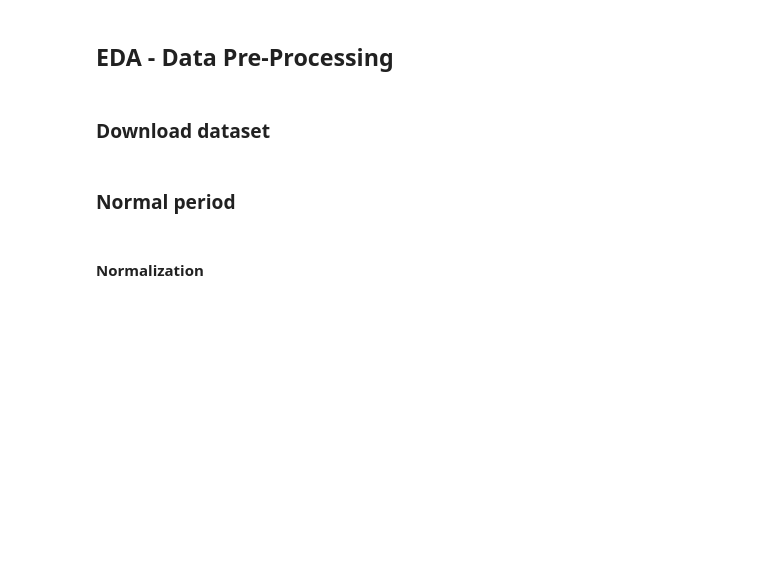
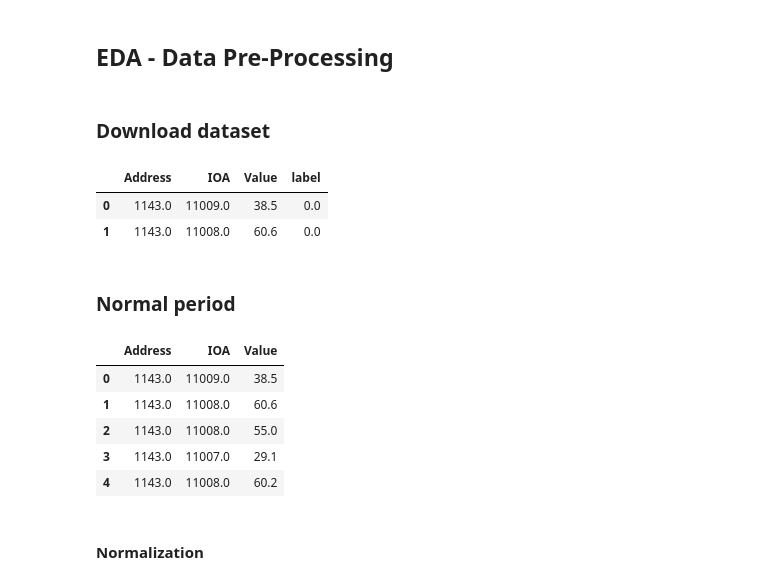
Before and after one commit to lagercarvalho/usad, a Jupyter notebook: USAD.ipynb, the cells around one changed output. Drawn from its saved outputs; the diff is of its cells as text; code cells hidden in the pictures; blank space fills up the shorter version.

```diff
--- a/USAD.ipynb
+++ b/USAD.ipynb
@@ -22,7 +24,11 @@ device = get_default_device()
 # %% [markdown]
 ### Download dataset
 # %%
-file = "Station2_IP"
-dataset = pd.read_csv(f'data/{file}.csv', nrows=30000)
+file = "SCADA_Station1"
+dataset = pd.read_csv(f'data/{file}_label.csv')
 
 dataset.head(2)
+# %% [output]
+|  | Address | IOA | Value | label |
+| 0 | 1143.0 | 11009.0 | 38.5 | 0.0 |
+| 1 | 1143.0 | 11008.0 | 60.6 | 0.0 |
@@ -37,4 +38,12 @@ normal, attack = train_test_split(dataset, test_size=0.5, shuffle=False)
 # %% [markdown]
 ### Normal period
 # %%
+normal = normal.drop(["label"], axis=1)
 normal.head(5)
+# %% [output]
+|  | Address | IOA | Value |
+| 0 | 1143.0 | 11009.0 | 38.5 |
+| 1 | 1143.0 | 11008.0 | 60.6 |
+| 2 | 1143.0 | 11008.0 | 55.0 |
+| 3 | 1143.0 | 11007.0 | 29.1 |
+| 4 | 1143.0 | 11008.0 | 60.2 |
```
Also changed, not shown: parts of 30 cells of this notebook.
